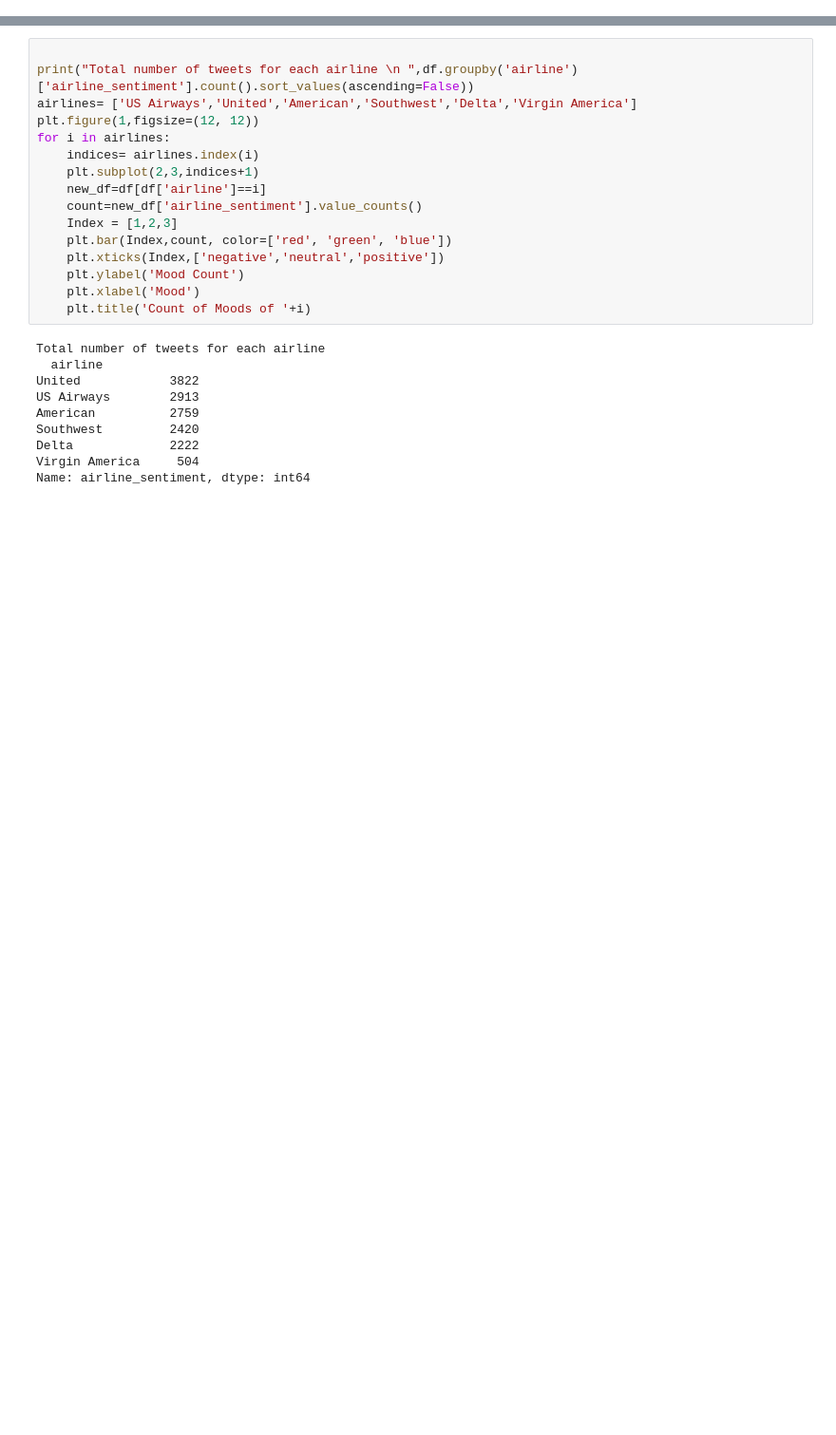
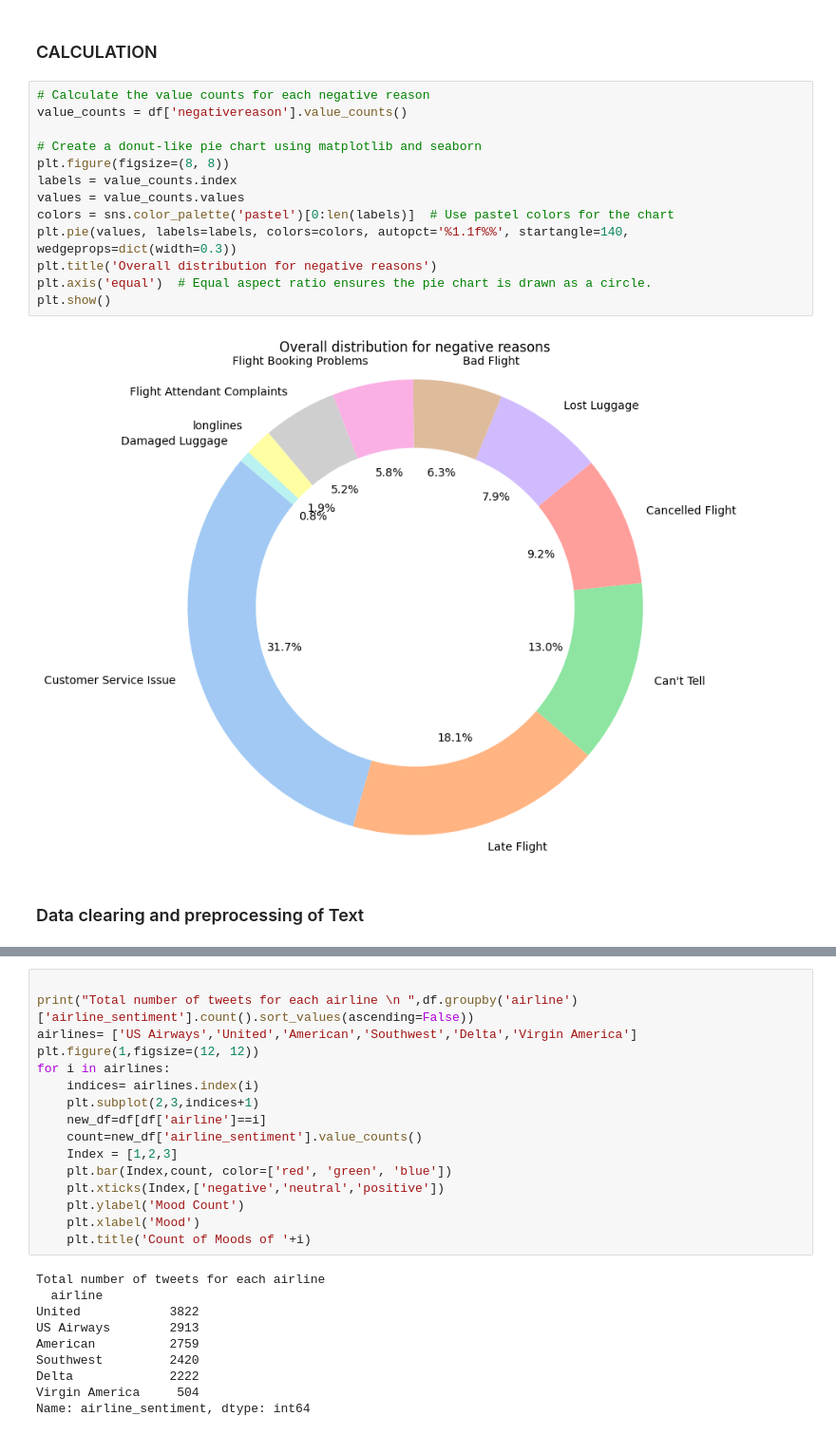
Before and after one commit to Dharshan465/Sentiment-analysis-for-marketing, a Jupyter notebook: Phase 4/AI_Phase4.ipynb, the cells around one changed output, grey strips where cells are left out. Shown at 95% size. Drawn from its saved outputs; the diff is of its cells as text; blank space fills up the shorter version.

```diff
--- a/Phase 4/AI_Phase4.ipynb
+++ b/Phase 4/AI_Phase4.ipynb
@@ -19 +91,20 @@ df = pd.read_csv('Tweets.csv')
+# %% [markdown]
+### CALCULATION
+# %%
+# Calculate the value counts for each negative reason
+value_counts = df['negativereason'].value_counts()
+
+# Create a donut-like pie chart using matplotlib and seaborn
+plt.figure(figsize=(8, 8))
+labels = value_counts.index
+values = value_counts.values
+colors = sns.color_palette('pastel')[0:len(labels)]  # Use pastel colors for the chart
+plt.pie(values, labels=labels, colors=colors, autopct='%1.1f%%', startangle=140, wedgeprops=dict(width=0.3))
+plt.title('Overall distribution for negative reasons')
+plt.axis('equal')  # Equal aspect ratio ensures the pie chart is drawn as a circle.
+plt.show()
+# %% [output]
+[figure, added]
+# %% [markdown]
+### Data clearing and preprocessing of Text
 # %%
```
Also changed, not shown: parts of 32 cells of this notebook.
